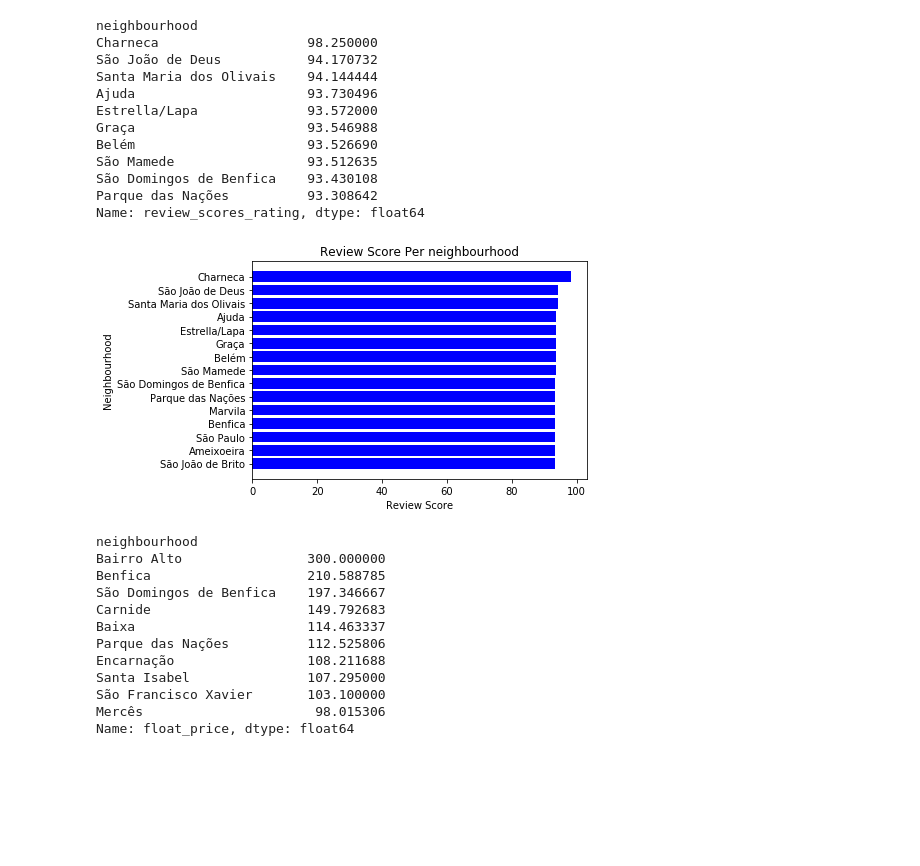
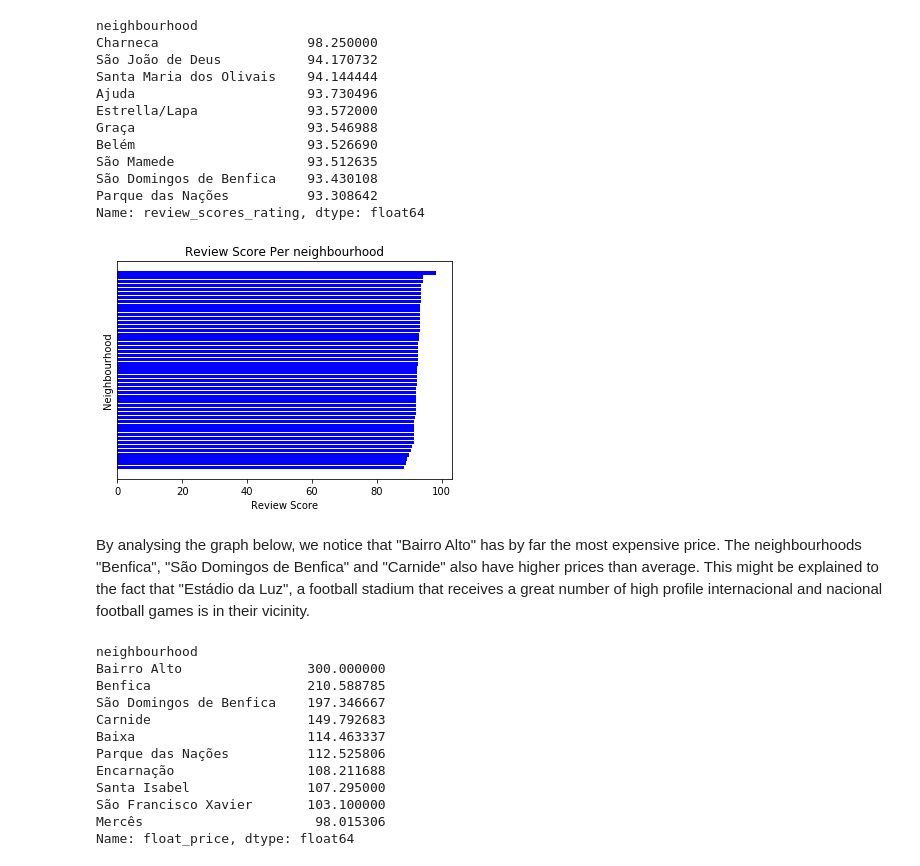
Before and after one commit to diogo-bastos/airbnb-lisbon-data-analysis, a Jupyter notebook: Airbnb-Lisbon-Data-Analysis.ipynb, the cells around one changed output. Saved outputs shown, nothing was run; the diff lists cells and outputs as text; code cells hidden in the pictures; blank space fills up the shorter version.

Commit message:
docs: Added comments and analysis
Added comments and analysis to the neighbourhoods
questions, in the jupyter file.

```diff
--- a/Airbnb-Lisbon-Data-Analysis.ipynb
+++ b/Airbnb-Lisbon-Data-Analysis.ipynb
@@ -95,21 +103,24 @@ São Domingos de Benfica    93.430108
 Parque das Nações          93.308642
 Name: review_scores_rating, dtype: float64
 # %%
-mask0 = review_score_per_neighbourhood > 93
+mask0 = review_score_per_neighbourhood > 0
 review_score_per_neighbourhood_sorted = review_score_per_neighbourhood.sort_values()
 plt.barh(review_score_per_neighbourhood_sorted[mask0].index,review_score_per_neighbourhood_sorted[mask0], color = 'blue')
 plt.xlabel('Review Score')
 plt.ylabel('Neighbourhood')
 plt.title('Review Score Per neighbourhood')
+plt.yticks([])
 plt.show()
 plt.close()
 # %% [output]
-[figure, old version]
+[figure, new version]
 # %%
 def parse_into_float(price_string):
     return float(price_string[1:].replace(',', ''))
 
 air_bnb_listings_raw['float_price'] = air_bnb_listings_raw['price'].apply(parse_into_float)
+# %% [markdown]
+By analysing the graph below, we notice that "Bairro Alto" has by far the most expensive price. The neighbourhoods "Benfica", "São Domingos de Benfica" and "Carnide" also have higher prices than average. This might be explained to the fact that "Estádio da Luz", a football stadium that receives a great number of high profile internacional and nacional football games is in their vicinity.
 # %%
 mean_prices_per_neighbourhood = air_bnb_listings_raw.groupby(['neighbourhood'])['float_price'].mean()
 mean_prices_per_neighbourhood.sort_values(ascending=False).head(10)
```
Also changed, not shown: parts of 7 cells of this notebook.
